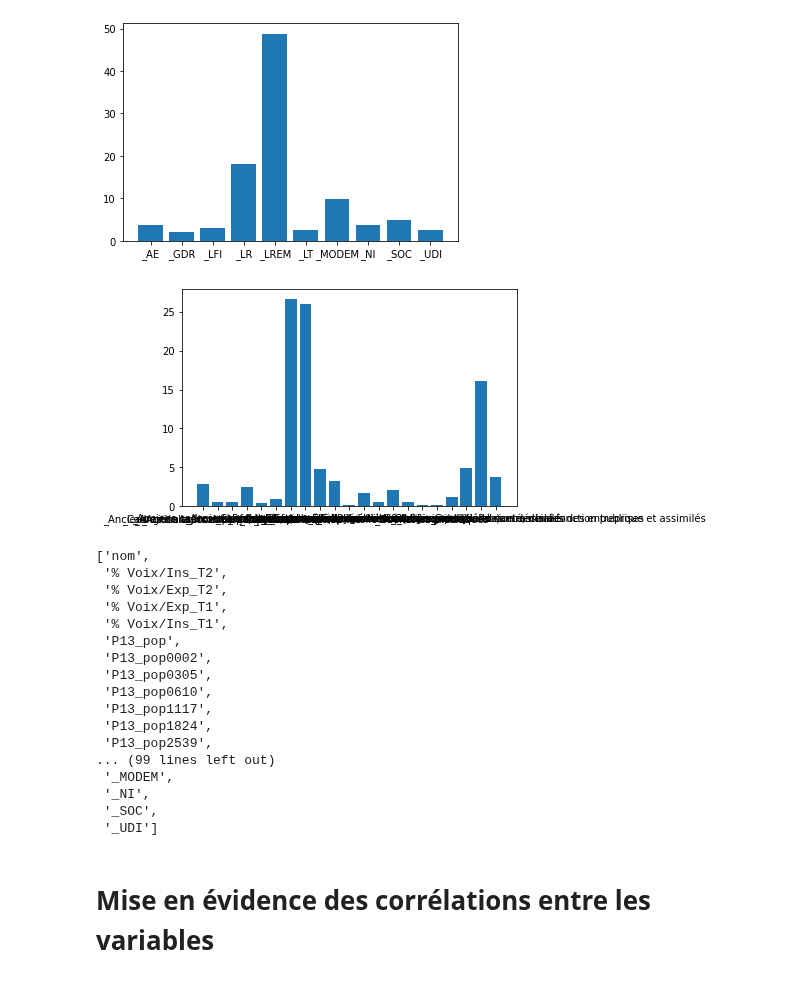
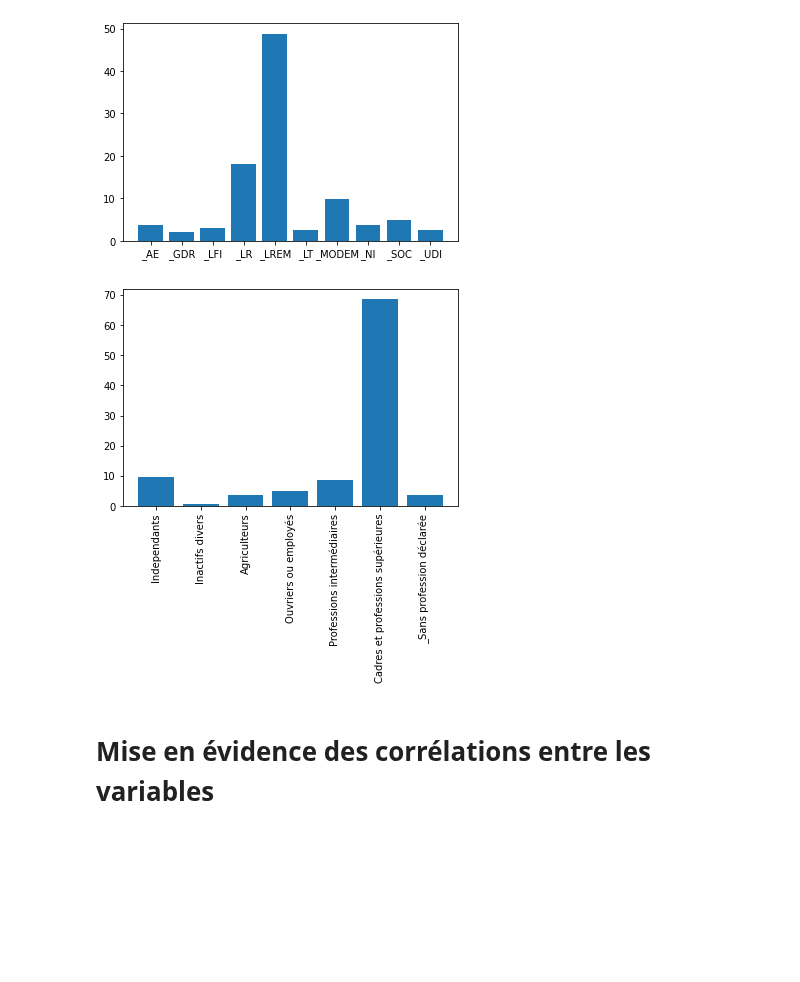
Before and after one commit to p-contamin/Prediction-de-l-activite-des-deputes-francais, a Jupyter notebook: 2. Data Viz/Graphiques de visualisation.ipynb, the cells around one changed output. Saved outputs shown, nothing was run; the diff lists cells and outputs as text; code cells hidden in the pictures; blank space fills up the shorter version.

```diff
--- a/2. Data Viz/Graphiques de visualisation.ipynb
+++ b/2. Data Viz/Graphiques de visualisation.ipynb
@@ -50,44 +50,33 @@ plt.show()
 # %% [output]
 [figure]
 # %%
-names = ['_Agriculteurs exploitants', '_Anciens agriculteurs exploitants', "_Anciens artisans, commerçants, chefs d'entreprise", '_Anciens cadres et professions intermédiaires', '_Anciens employés et ouvriers',
- '_Artisans', "_Cadres d'entreprise", '_Cadres de la fonction publique, professions intellectuelles et  artistiques',
- "_Chefs d'entreprise de 10 salariés ou plus", '_Commerçants et assimilés', '_Contremaîtres, agents de maîtrise', "_Employés administratifs d'entreprise", '_Employés de commerce',
- '_Employés de la fonction publique', '_Inactifs divers (autres que retraités)', '_Ouvriers agricoles',
- '_Ouvriers qualifiés', '_Professions intermédiaires administratives et commerciales des entreprises', "_Professions intermédiaires de l'enseignement, de la santé, de la fonction publique et assimilés", '_Professions libérales et assimilés',]
+agri = ['_Agriculteurs exploitants', '_Anciens agriculteurs exploitants', '_Ouvriers agricoles']
+tab_final['Agriculteurs'] = tab_final[agri].any(axis=1).replace([True, False], [1, 0])
+inde = ["_Anciens artisans, commerçants, chefs d'entreprise", "_Chefs d'entreprise de 10 salariés ou plus", '_Commerçants et assimilés', '_Artisans']
+tab_final['Independants'] = tab_final[inde].any(axis=1).replace([True, False], [1, 0])
+ouv_emp = ['_Anciens employés et ouvriers', '_Contremaîtres, agents de maîtrise', "_Employés administratifs d'entreprise", '_Employés de commerce', '_Ouvriers qualifiés', '_Employés de la fonction publique']
+tab_final['Ouvriers ou employés'] = tab_final[ouv_emp].any(axis=1).replace([True, False], [1, 0])
+prof_inter = ['_Anciens cadres et professions intermédiaires', '_Professions intermédiaires administratives et commerciales des entreprises', "_Professions intermédiaires de l'enseignement, de la santé, de la fonction publique et assimilés"]
+tab_final['Professions intermédiaires'] = tab_final[prof_inter].any(axis=1).replace([True, False], [1, 0])
+cadre_sup = ['_Professions libérales et assimilés', "_Cadres d'entreprise", '_Cadres de la fonction publique, professions intellectuelles et  artistiques']
+tab_final['Cadres et professions supérieures'] = tab_final[cadre_sup].any(axis=1).replace([True, False], [1, 0])
+tab_final['Inactifs divers'] = tab_final['_Inactifs divers (autres que retraités)']
 
+names = ["Independants", 'Inactifs divers', "Agriculteurs", "Ouvriers ou employés", "Professions intermédiaires", "Cadres et professions supérieures"]
 tab_final['_Sans profession déclarée'] = tab_final[names].any(axis=1).replace([True, False], [0, 1])
 names.append('_Sans profession déclarée')
 tab_final[names].sum().sum()
 
 values=[]
 for i in names :
      values.append(tab_final[i].sum()/523*100)
 sum(values)
 
+
 plt.bar(names, values)
+plt.xticks(rotation=90)
 plt.show()
 # %% [output]
-[figure, old version]
+[figure, new version]
-# %%
-tab_final.columns.to_list()
-# %% [output]
-['nom',
- '% Voix/Ins_T2',
- '% Voix/Exp_T2',
- '% Voix/Exp_T1',
- '% Voix/Ins_T1',
- 'P13_pop',
- 'P13_pop0002',
- 'P13_pop0305',
- 'P13_pop0610',
- 'P13_pop1117',
- 'P13_pop1824',
- 'P13_pop2539',
-... (99 lines left out)
- '_MODEM',
- '_NI',
- '_SOC',
- '_UDI']
 # %% [markdown]
 # Mise en évidence des corrélations entre les variables
```
Also changed, not shown: parts of 14 cells of this notebook.
